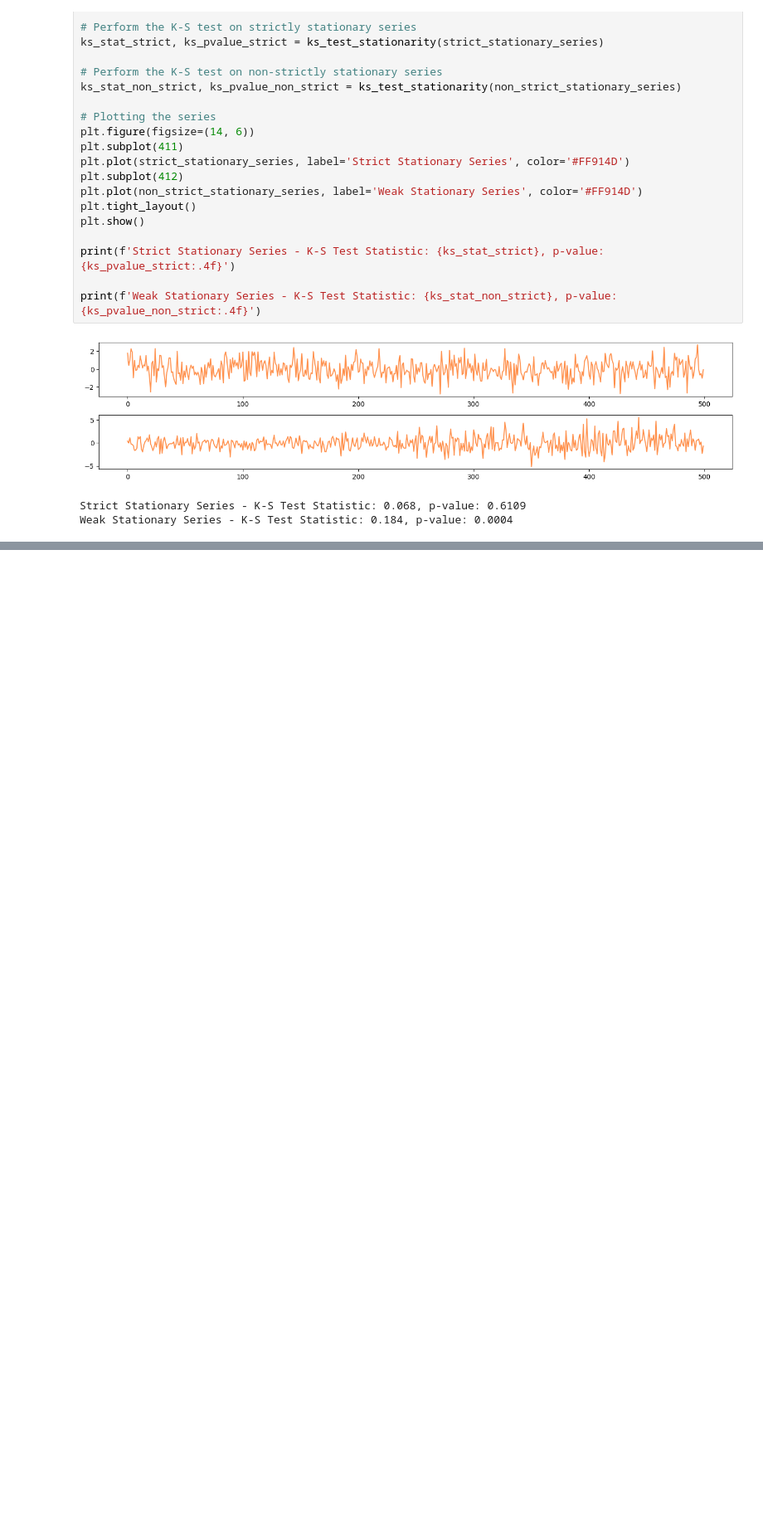
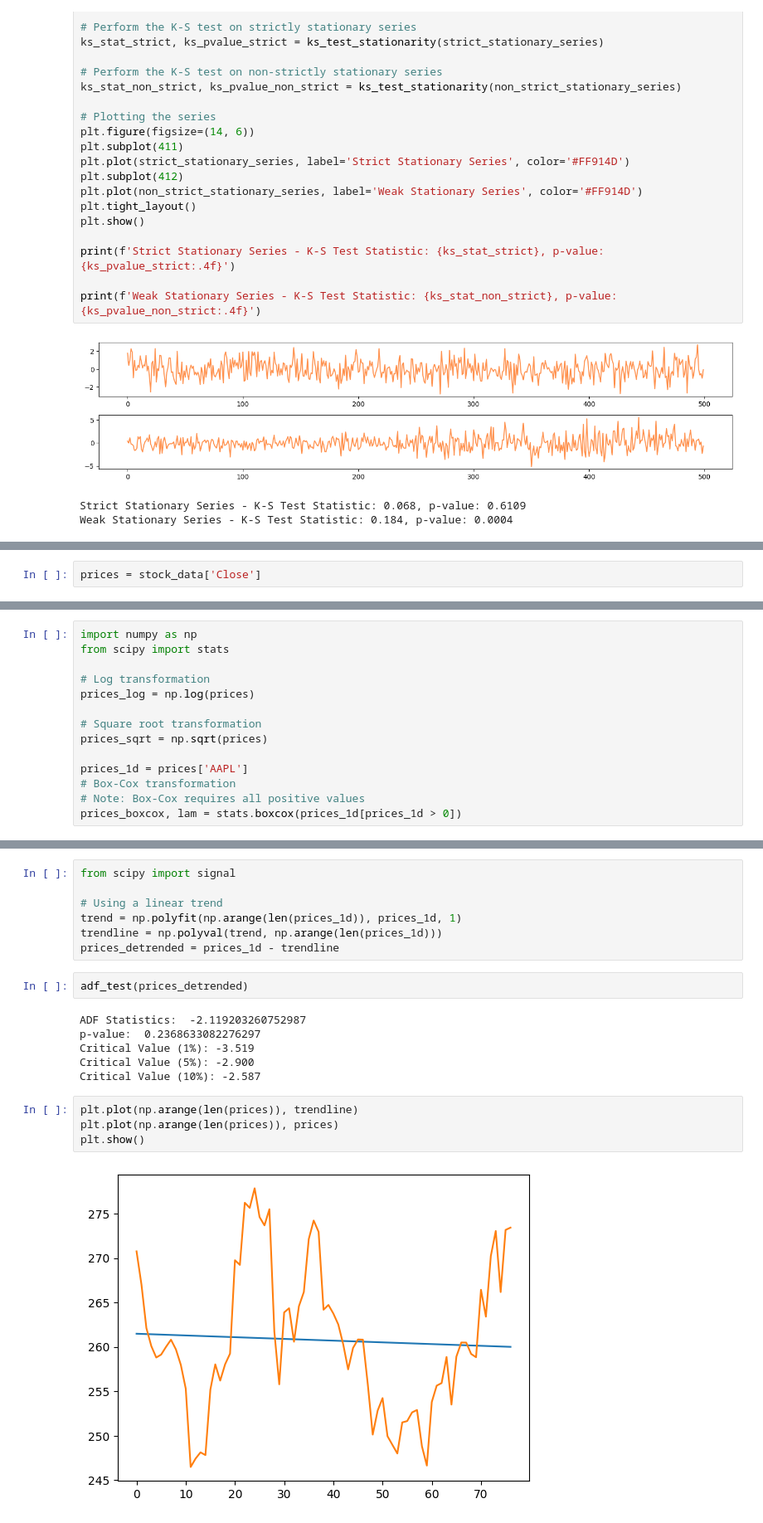
Before and after one commit to Simran-Kaur199/TimeSeries, a Jupyter notebook: notebooks/TimeSeriesAnalysis.ipynb, the cells around one changed output, grey strips where cells are left out. Shown at 83% size. Drawn from its saved outputs; the diff is of its cells as text; blank space fills up the shorter version.

```diff
--- a/notebooks/TimeSeriesAnalysis.ipynb
+++ b/notebooks/TimeSeriesAnalysis.ipynb
@@ -196,0 +196,2 @@ Weak Stationary Series - K-S Test Statistic: 0.184, p-value: 0.0004
+# %%
+prices = stock_data['Close']
@@ -196,0 +232,14 @@ Weak Stationary Series - K-S Test Statistic: 0.184, p-value: 0.0004
+# %%
+import numpy as np
+from scipy import stats
+
+# Log transformation
+prices_log = np.log(prices)
+
+# Square root transformation
+prices_sqrt = np.sqrt(prices)
+
+prices_1d = prices['AAPL']
+# Box-Cox transformation
+# Note: Box-Cox requires all positive values
+prices_boxcox, lam = stats.boxcox(prices_1d[prices_1d > 0])
@@ -196,0 +270,21 @@ Weak Stationary Series - K-S Test Statistic: 0.184, p-value: 0.0004
+# %%
+from scipy import signal
+
+# Using a linear trend
+trend = np.polyfit(np.arange(len(prices_1d)), prices_1d, 1)
+trendline = np.polyval(trend, np.arange(len(prices_1d)))
+prices_detrended = prices_1d - trendline
+# %%
+adf_test(prices_detrended)
+# %% [output]
+ADF Statistics:  -2.119203260752987
+p-value:  0.2368633082276297
+Critical Value (1%): -3.519
+Critical Value (5%): -2.900
+Critical Value (10%): -2.587
+# %%
+plt.plot(np.arange(len(prices)), trendline)
+plt.plot(np.arange(len(prices)), prices)
+plt.show()
+# %% [output]
+[figure, added]
```
Also changed, not shown: parts of 18 cells of this notebook.
